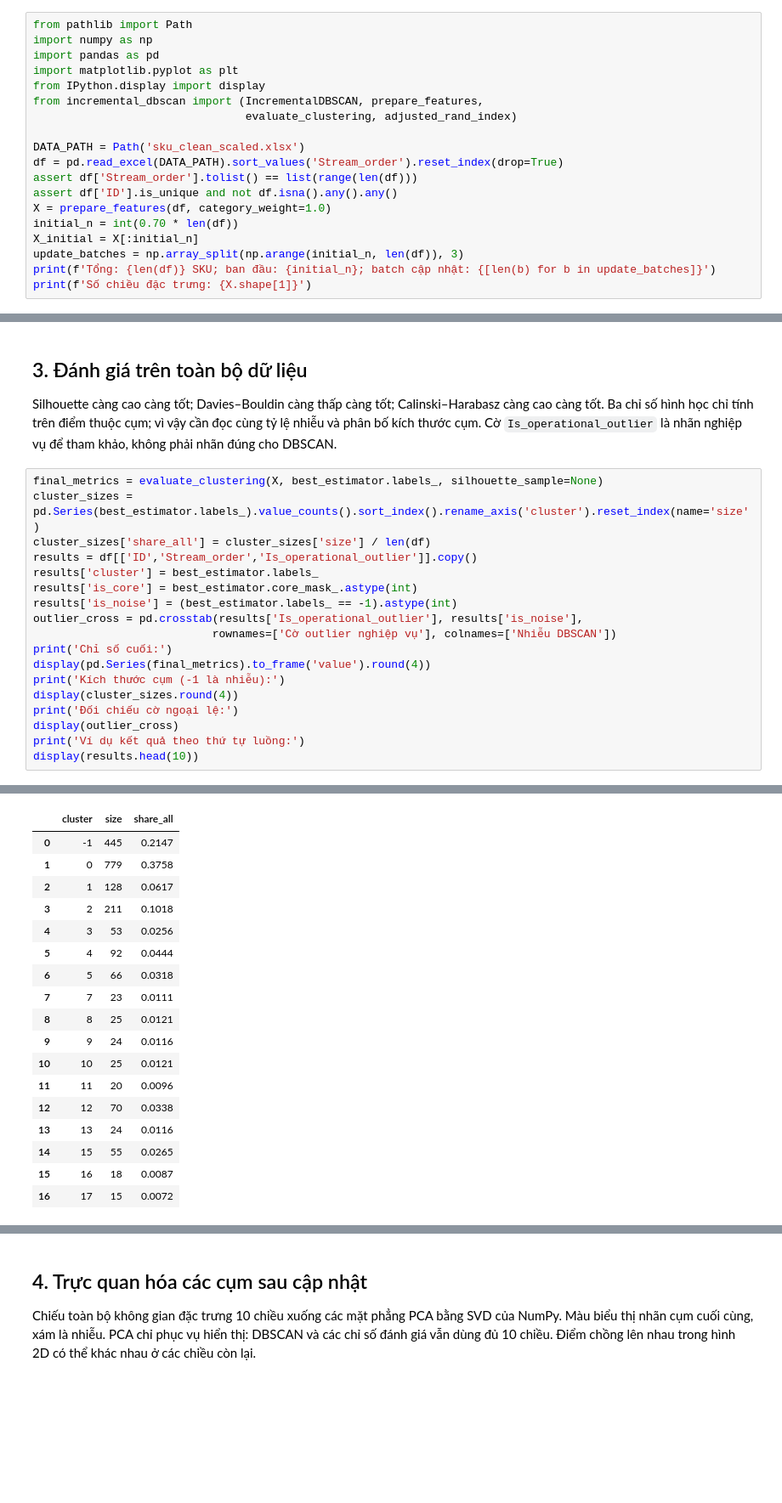
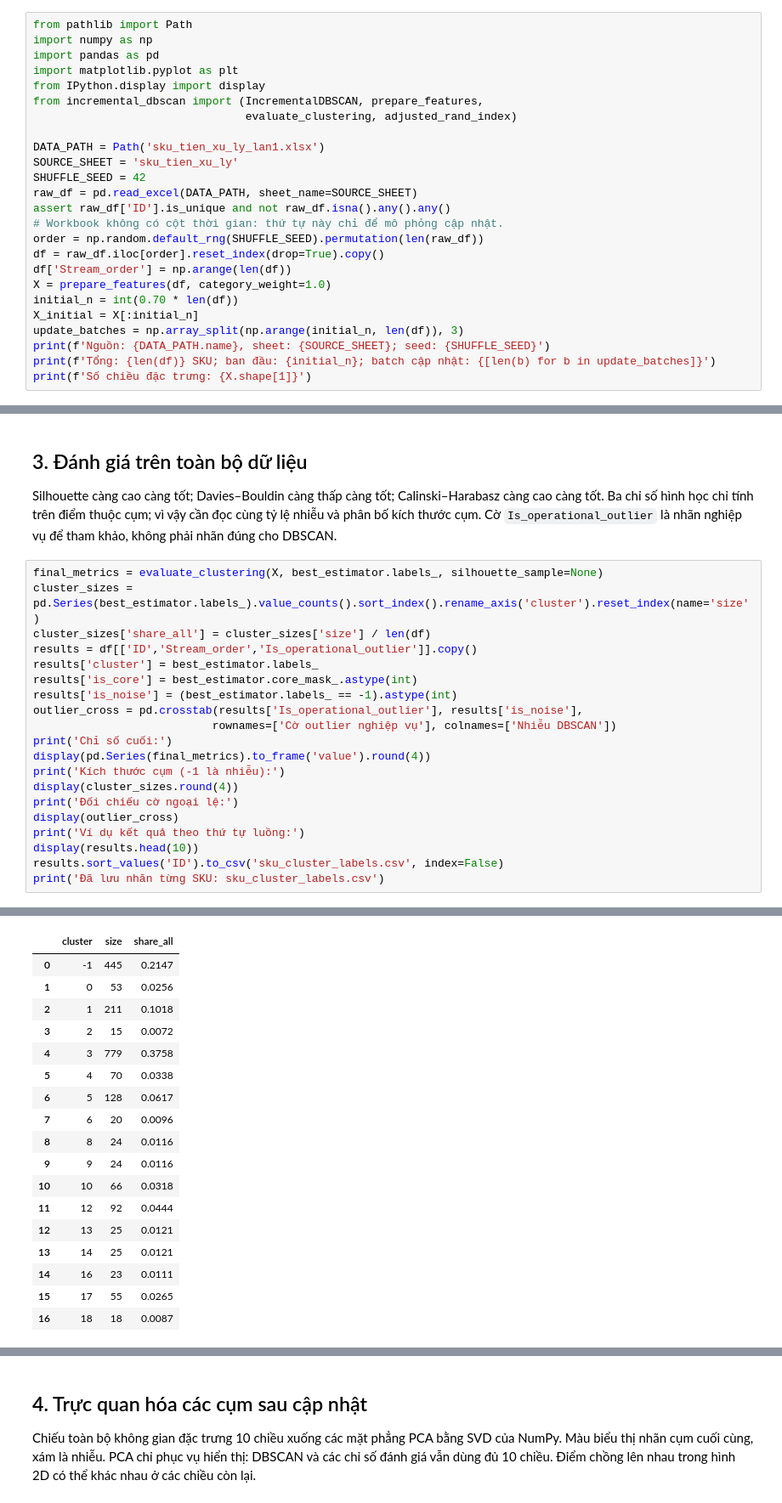
Before and after one commit to Tasta299/ML_CK, a Jupyter notebook: Incremental_DBSCAN.ipynb, the cells around one changed output, grey strips where cells are left out. Shown at 85% size. Cells and saved outputs as stored; diff of their text form; blank space fills up the shorter version.

```diff
--- a/Incremental_DBSCAN.ipynb
+++ b/Incremental_DBSCAN.ipynb
@@ -13,14 +15,20 @@ from IPython.display import display
 from incremental_dbscan import (IncrementalDBSCAN, prepare_features,
                                 evaluate_clustering, adjusted_rand_index)
 
-DATA_PATH = Path('sku_clean_scaled.xlsx')
-df = pd.read_excel(DATA_PATH).sort_values('Stream_order').reset_index(drop=True)
-assert df['Stream_order'].tolist() == list(range(len(df)))
-assert df['ID'].is_unique and not df.isna().any().any()
+DATA_PATH = Path('sku_tien_xu_ly_lan1.xlsx')
+SOURCE_SHEET = 'sku_tien_xu_ly'
+SHUFFLE_SEED = 42
+raw_df = pd.read_excel(DATA_PATH, sheet_name=SOURCE_SHEET)
+assert raw_df['ID'].is_unique and not raw_df.isna().any().any()
+# Workbook không có cột thời gian: thứ tự này chỉ để mô phỏng cập nhật.
+order = np.random.default_rng(SHUFFLE_SEED).permutation(len(raw_df))
+df = raw_df.iloc[order].reset_index(drop=True).copy()
+df['Stream_order'] = np.arange(len(df))
 X = prepare_features(df, category_weight=1.0)
 initial_n = int(0.70 * len(df))
 X_initial = X[:initial_n]
 update_batches = np.array_split(np.arange(initial_n, len(df)), 3)
+print(f'Nguồn: {DATA_PATH.name}, sheet: {SOURCE_SHEET}; seed: {SHUFFLE_SEED}')
 print(f'Tổng: {len(df)} SKU; ban đầu: {initial_n}; batch cập nhật: {[len(b) for b in update_batches]}')
 print(f'Số chiều đặc trưng: {X.shape[1]}')
 # %% [output]
@@ -117,5 +129,7 @@ print('Đối chiếu cờ ngoại lệ:')
 display(outlier_cross)
 print('Ví dụ kết quả theo thứ tự luồng:')
 display(results.head(10))
+results.sort_values('ID').to_csv('sku_cluster_labels.csv', index=False)
+print('Đã lưu nhãn từng SKU: sku_cluster_labels.csv')
 # %% [output]
 Chỉ số cuối:
@@ -133,18 +150,18 @@ Kích thước cụm (-1 là nhiễu):
 |  | cluster | size | share_all |
 | 0 | -1 | 445 | 0.2147 |
-| 1 | 0 | 779 | 0.3758 |
-| 2 | 1 | 128 | 0.0617 |
-| 3 | 2 | 211 | 0.1018 |
-| 4 | 3 | 53 | 0.0256 |
-| 5 | 4 | 92 | 0.0444 |
-| 6 | 5 | 66 | 0.0318 |
-| 7 | 7 | 23 | 0.0111 |
-| 8 | 8 | 25 | 0.0121 |
+| 1 | 0 | 53 | 0.0256 |
+| 2 | 1 | 211 | 0.1018 |
+| 3 | 2 | 15 | 0.0072 |
+| 4 | 3 | 779 | 0.3758 |
+| 5 | 4 | 70 | 0.0338 |
+| 6 | 5 | 128 | 0.0617 |
+| 7 | 6 | 20 | 0.0096 |
+| 8 | 8 | 24 | 0.0116 |
 | 9 | 9 | 24 | 0.0116 |
-| 10 | 10 | 25 | 0.0121 |
-| 11 | 11 | 20 | 0.0096 |
-| 12 | 12 | 70 | 0.0338 |
-| 13 | 13 | 24 | 0.0116 |
-| 14 | 15 | 55 | 0.0265 |
-| 15 | 16 | 18 | 0.0087 |
-| 16 | 17 | 15 | 0.0072 |
+| 10 | 10 | 66 | 0.0318 |
+| 11 | 12 | 92 | 0.0444 |
+| 12 | 13 | 25 | 0.0121 |
+| 13 | 14 | 25 | 0.0121 |
+| 14 | 16 | 23 | 0.0111 |
+| 15 | 17 | 55 | 0.0265 |
+| 16 | 18 | 18 | 0.0087 |
```
Also changed, not shown: parts of 10 cells of this notebook, 7 other files.
